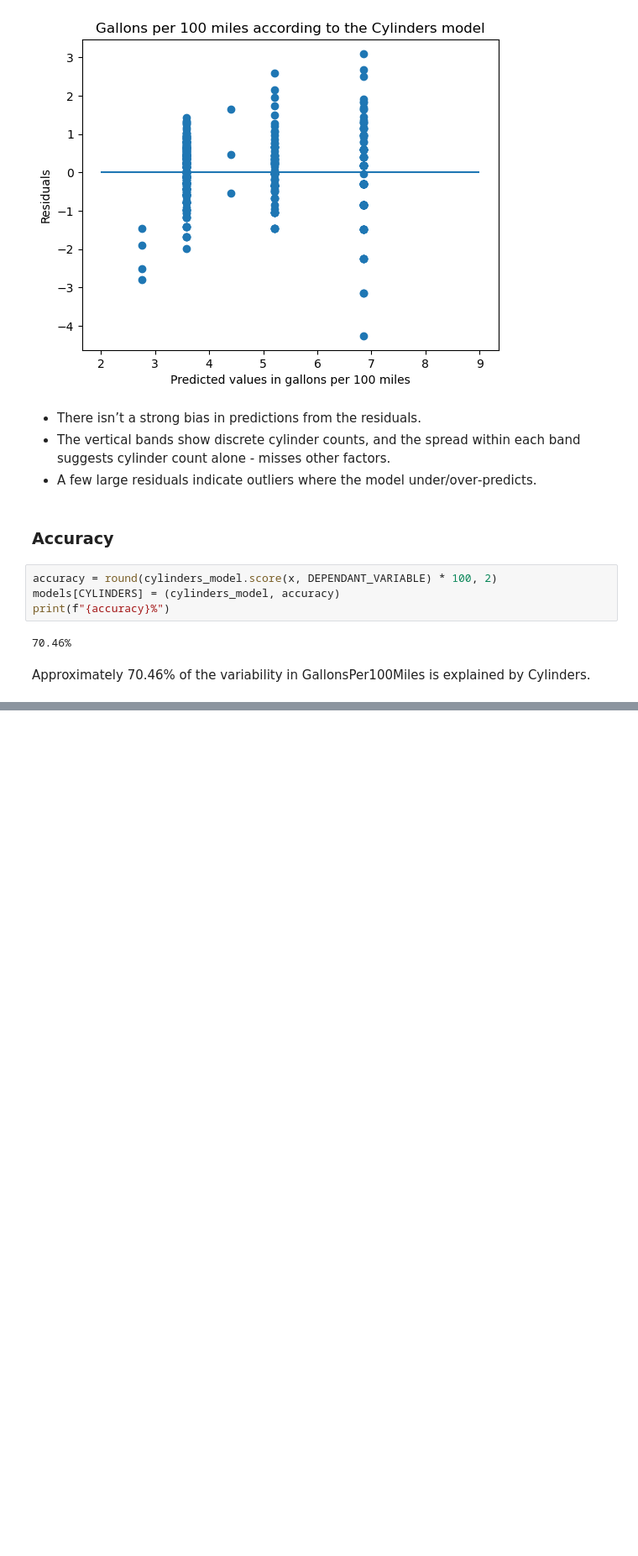
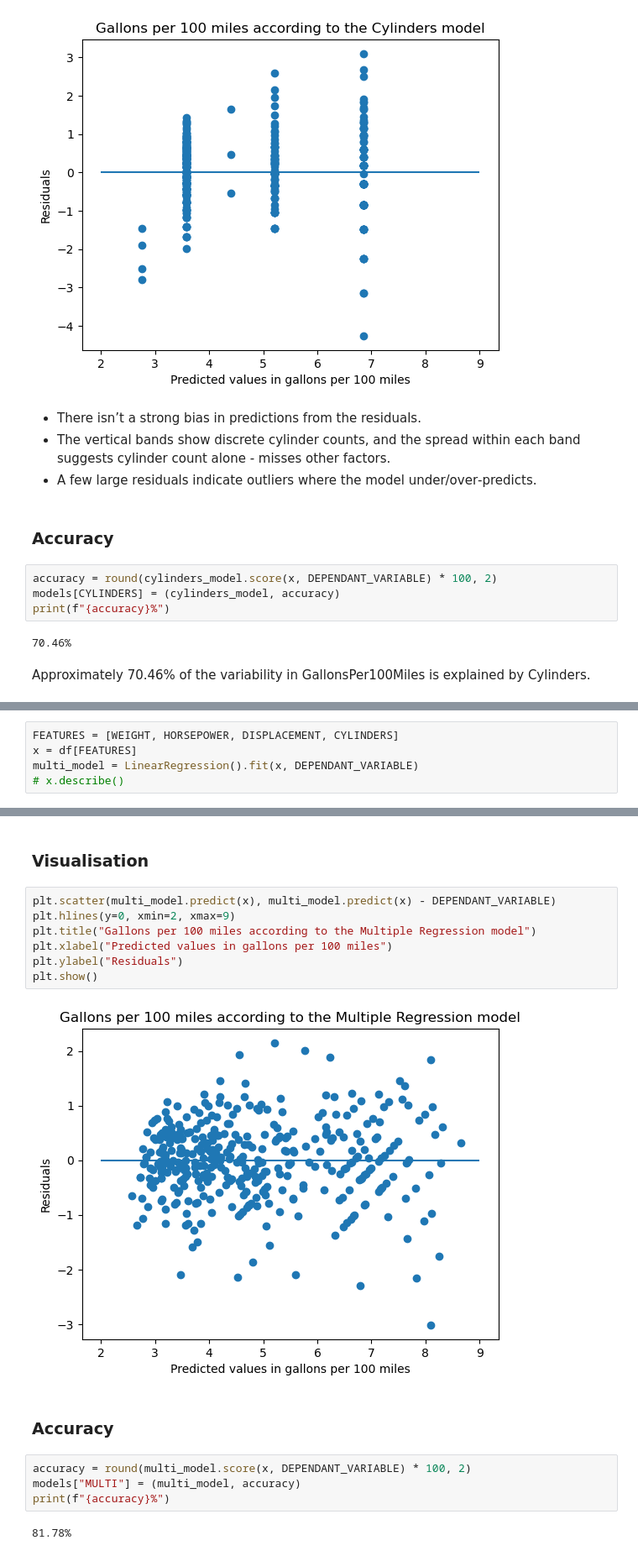
Before and after one commit to artjom2281337/predictive-1, a Jupyter notebook: 02_EDA_Linear_Regression_Notebook.ipynb, the cells around one changed output, grey strips where cells are left out. Shown at 84% size. Saved outputs shown, nothing was run; the diff lists cells and outputs as text; blank space fills up the shorter version.

Commit message:
Testing with new values

```diff
--- a/02_EDA_Linear_Regression_Notebook.ipynb
+++ b/02_EDA_Linear_Regression_Notebook.ipynb
@@ -454,0 +465,5 @@ Approximately 70.46% of the variability in GallonsPer100Miles is explained by Cy
+# %%
+FEATURES = [WEIGHT, HORSEPOWER, DISPLACEMENT, CYLINDERS]
+x = df[FEATURES]
+multi_model = LinearRegression().fit(x, DEPENDANT_VARIABLE)
+# x.describe()
@@ -454,0 +491,19 @@ Approximately 70.46% of the variability in GallonsPer100Miles is explained by Cy
+# %% [markdown]
+### Visualisation
+# %%
+plt.scatter(multi_model.predict(x), multi_model.predict(x) - DEPENDANT_VARIABLE)
+plt.hlines(y=0, xmin=2, xmax=9)
+plt.title("Gallons per 100 miles according to the Multiple Regression model")
+plt.xlabel("Predicted values in gallons per 100 miles")
+plt.ylabel("Residuals")
+plt.show()
+# %% [output]
+[figure, added]
+# %% [markdown]
+### Accuracy
+# %%
+accuracy = round(multi_model.score(x, DEPENDANT_VARIABLE) * 100, 2)
+models["MULTI"] = (multi_model, accuracy)
+print(f"{accuracy}%")
+# %% [output]
+81.78%
```
Also changed, not shown: parts of 9 cells of this notebook.
